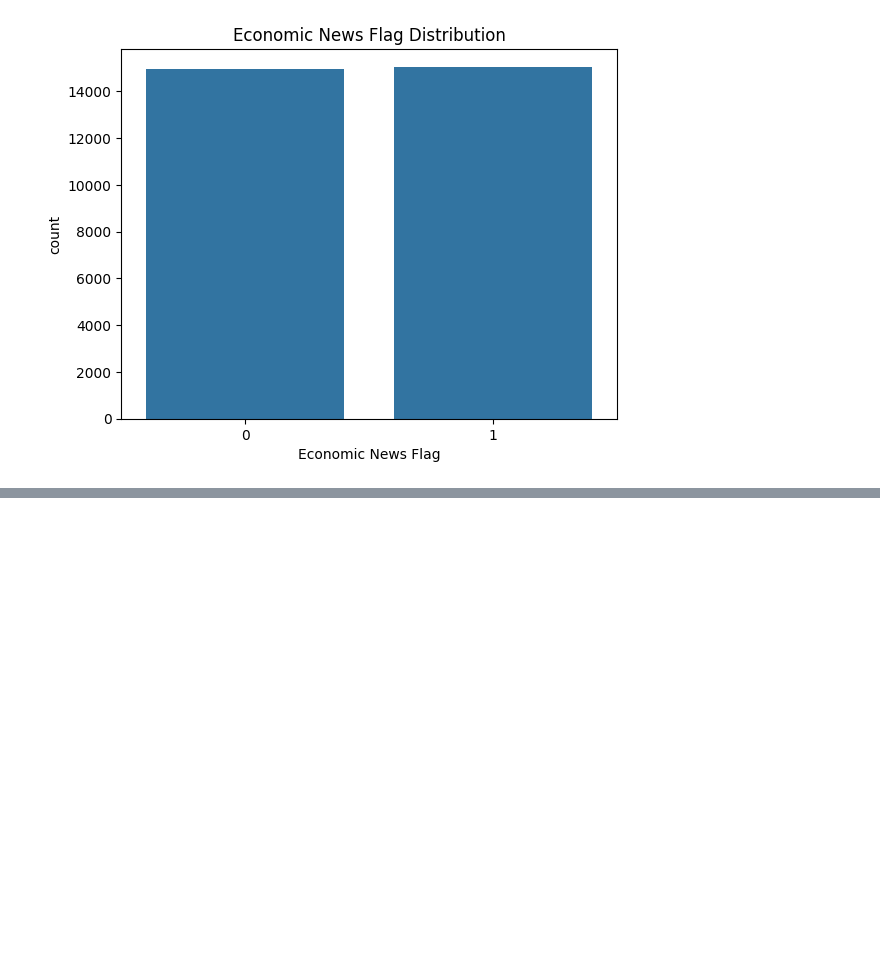
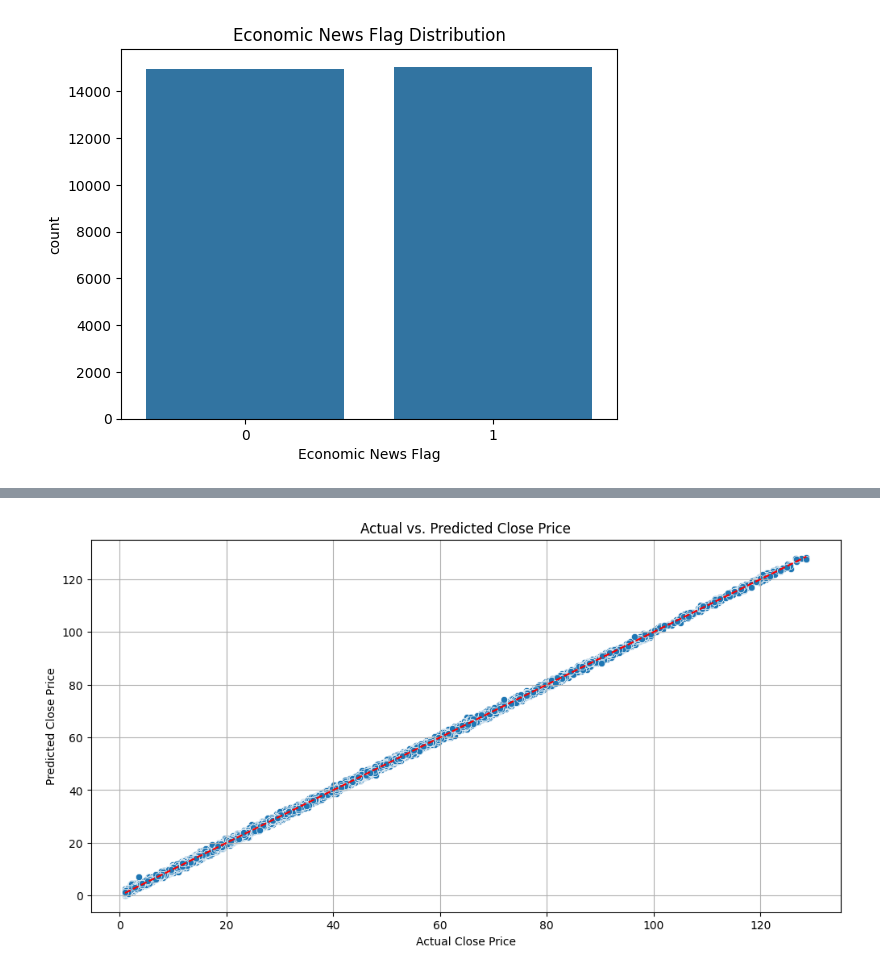
Before and after one commit to kxrrym03/Market-Trends, a Jupyter notebook: Market_Trends.ipynb, the cells around one changed output, grey strips where cells are left out. Cells and saved outputs as stored; diff of their text form; code cells hidden in the pictures; blank space fills up the shorter version.

```diff
--- a/Market_Trends.ipynb
+++ b/Market_Trends.ipynb
@@ -127,3 +127,16 @@ plt.xticks(rotation=0)
 plt.show()
 # %% [output]
 [figure]
+# %%
+from sklearn.model_selection import train_test_split
+from sklearn.linear_model import LinearRegression
+from sklearn.metrics import mean_squared_error, r2_score
+
+X = df.drop(['Date', 'Close_Price', 'Close_Price_SMA'], axis=1)
+y = df['Close_Price']
+X_train, X_test, y_train, y_test = train_test_split(X, y, test_size=0.2, random_state=42)
+
+print(f"Shape of X_train: {X_train.shape}")
+print(f"Shape of X_test: {X_test.shape}")
+print(f"Shape of y_train: {y_train.shape}")
+print(f"Shape of y_test: {y_test.shape}")
@@ -129,0 +148,7 @@ plt.show()
+# %%
+model = LinearRegression()
+model.fit(X_train, y_train)
+
+y_pred = model.predict(X_test)
+
+print("Model training complete. Predictions made on the test set.")
@@ -129,0 +174,11 @@ plt.show()
+# %%
+plt.figure(figsize=(12, 6))
+sns.scatterplot(x=y_test, y=y_pred)
+plt.xlabel("Actual Close Price")
+plt.ylabel("Predicted Close Price")
+plt.title("Actual vs. Predicted Close Price")
+plt.plot([y_test.min(), y_test.max()], [y_test.min(), y_test.max()], 'r--')
+plt.grid(True)
+plt.show()
+# %% [output]
+[figure, added]
```
Also changed, not shown: parts of 3 cells of this notebook.
